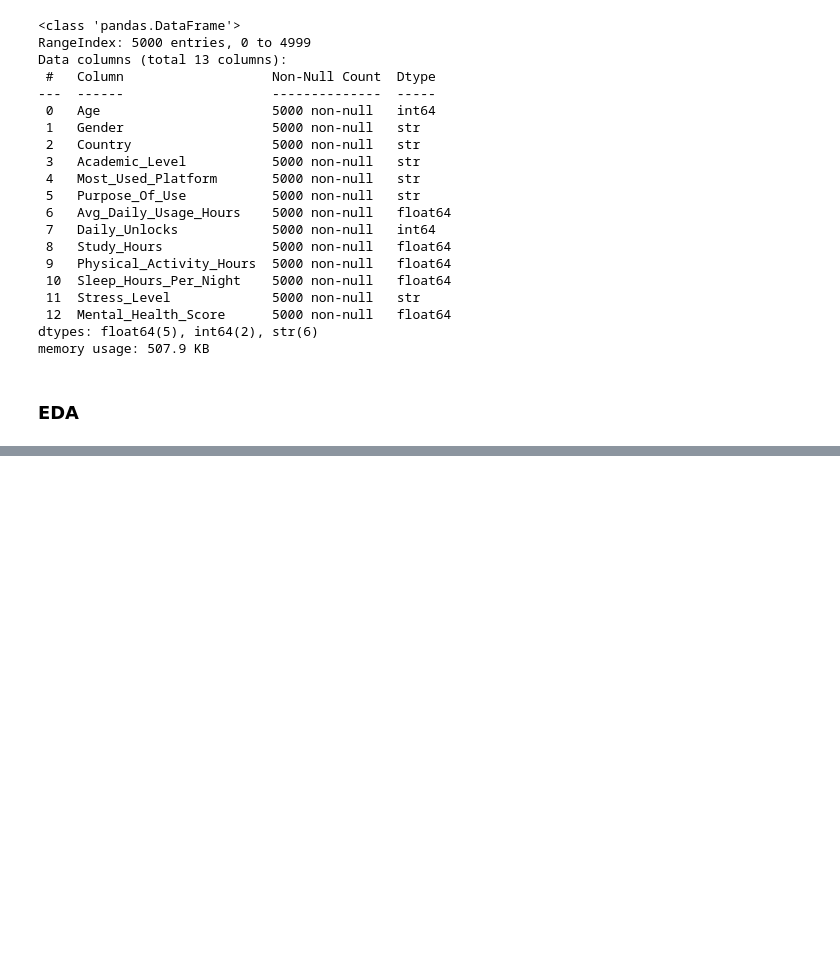
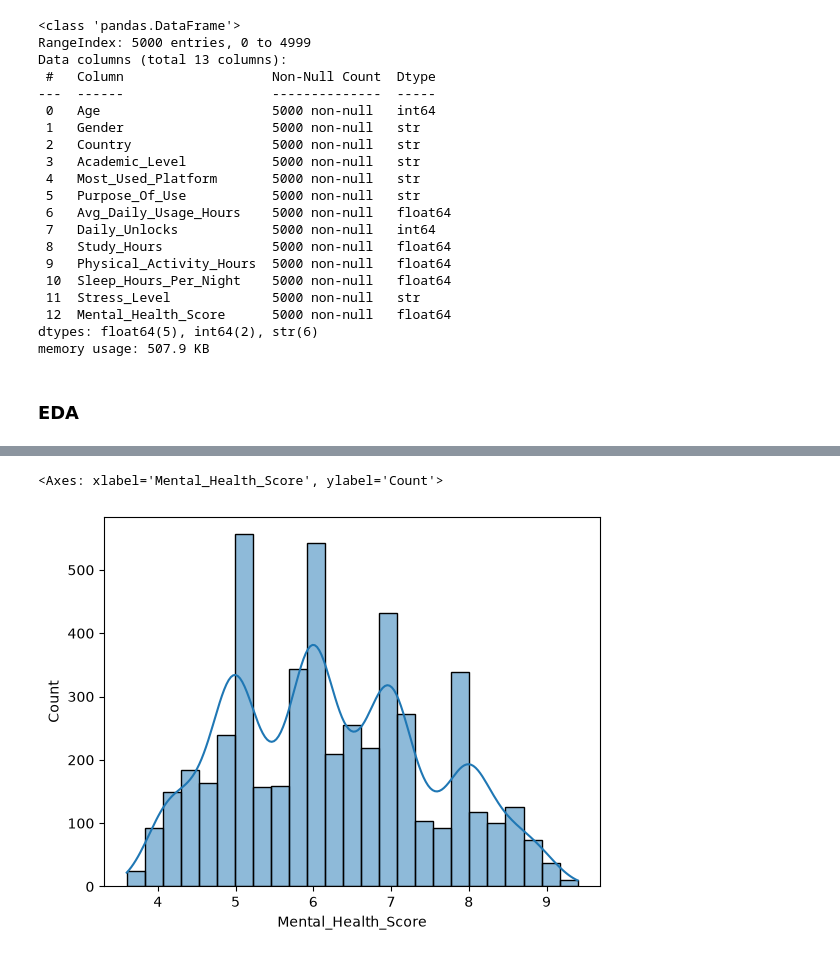
Before and after one commit to shivamsingh-itds/mental-health-risk-prediction, a Jupyter notebook: ML_project.ipynb, the cells around one changed output, grey strips where cells are left out. Cells and saved outputs as stored; diff of their text form; code cells hidden in the pictures; blank space fills up the shorter version.

```diff
--- a/ML_project.ipynb
+++ b/ML_project.ipynb
@@ -73,3 +73,8 @@ df.describe()
 | 50% | 21.00000 | 5.000000 | 171.000000 | 2.800000 | 1.700000 | 6.600000 | ... |
 | 75% | 22.00000 | 6.300000 | 204.000000 | 4.200000 | 2.200000 | 7.500000 | ... |
 | max | 24.00000 | 8.800000 | 273.000000 | 8.300000 | 4.100000 | 9.900000 | ... |
+# %%
+sns.histplot(df['Mental_Health_Score'], kde= True)
+# %% [output]
+<Axes: xlabel='Mental_Health_Score', ylabel='Count'>
+[figure, added]
```
Also changed, not shown: parts of 7 cells of this notebook.
